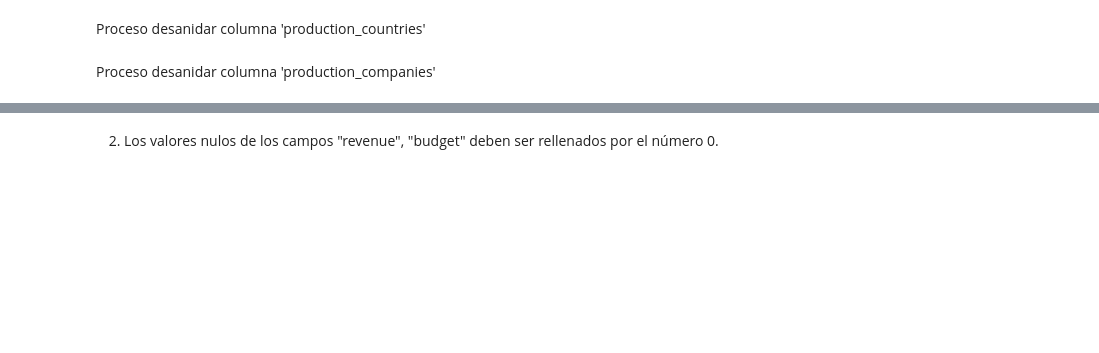
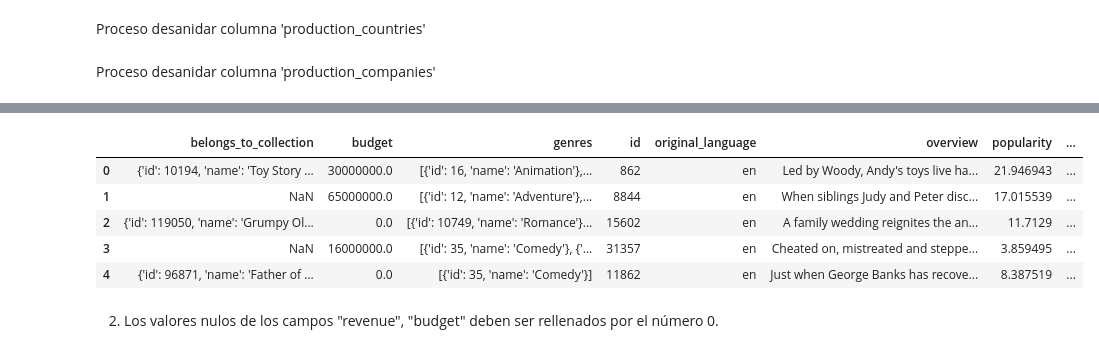
Before and after one commit to csuazod/Proyecto_Individual_1, a Jupyter notebook: Transformacion_movies_dataset.ipynb, the cells around one changed output, grey strips where cells are left out. Drawn from its saved outputs; the diff is of its cells as text; code cells hidden in the pictures; blank space fills up the shorter version.

```diff
--- a/Transformacion_movies_dataset.ipynb
+++ b/Transformacion_movies_dataset.ipynb
@@ -131,2 +107,21 @@ nuevo_df.head()
+# %%
+# Convertimos la columna 'genres' de string a lista de diccionarios
+df['genres'] = df['genres'].apply(ast.literal_eval)
+
+# Extraemos el nombre de cada genero y creamos una nueva columna con la lista de nombres de generos
+df['genre_names'] = df['genres'].apply(lambda x: [d['name'] for d in x])
+
+# Expandimos la lista de nombres de géneros
+generos_expandidos = df['genre_names'].explode()
+
+# Contamos la frecuencia de cada valor en la columna 'genre_names'
+conteo_generos = generos_expandidos.value_counts()
+
+# Eliminamos los géneros que solo aparecen una vez
+conteo_generos = conteo_generos[conteo_generos > 1]
+# %%
+df['genre_names'] = df['genre_names'].astype(str).str.replace('[','').str.replace(']','')
+# %%
+df['genre_names'] = df['genre_names'].str.replace("'", "")
 # %%
 # Elimina la columna anidada genres
@@ -180 +172,11 @@ Index(['adult', 'budget', 'homepage', 'id', 'imdb_id', 'original_language',
       dtype='object')
+# %%
+pd.set_option('display.max_columns', None)  # Mostrar todas las columnas
+df.head(5)
+# %% [output]
+|  | belongs_to_collection | budget | genres | id | original_language | overview | popularity | ... |
+| 0 | {'id': 10194, 'name': 'Toy Story ... | 30000000.0 | [{'id': 16, 'name': 'Animation'},... | 862 | en | Led by Woody, Andy's toys live ha... | 21.946943 | ... |
+| 1 | NaN | 65000000.0 | [{'id': 12, 'name': 'Adventure'},... | 8844 | en | When siblings Judy and Peter disc... | 17.015539 | ... |
+| 2 | {'id': 119050, 'name': 'Grumpy Ol... | 0.0 | [{'id': 10749, 'name': 'Romance'}... | 15602 | en | A family wedding reignites the an... | 11.7129 | ... |
+| 3 | NaN | 16000000.0 | [{'id': 35, 'name': 'Comedy'}, {'... | 31357 | en | Cheated on, mistreated and steppe... | 3.859495 | ... |
+| 4 | {'id': 96871, 'name': 'Father of ... | 0.0 | [{'id': 35, 'name': 'Comedy'}] | 11862 | en | Just when George Banks has recove... | 8.387519 | ... |
```
Also changed, not shown: parts of 12 cells of this notebook, 5 other files.
